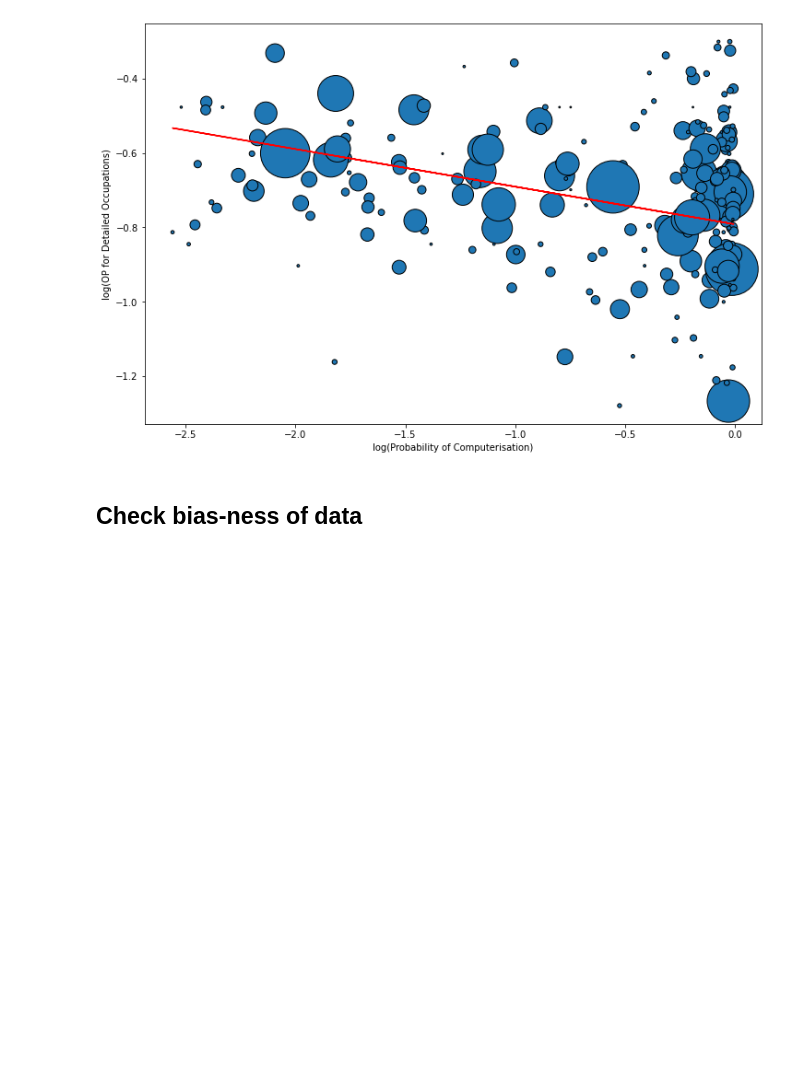
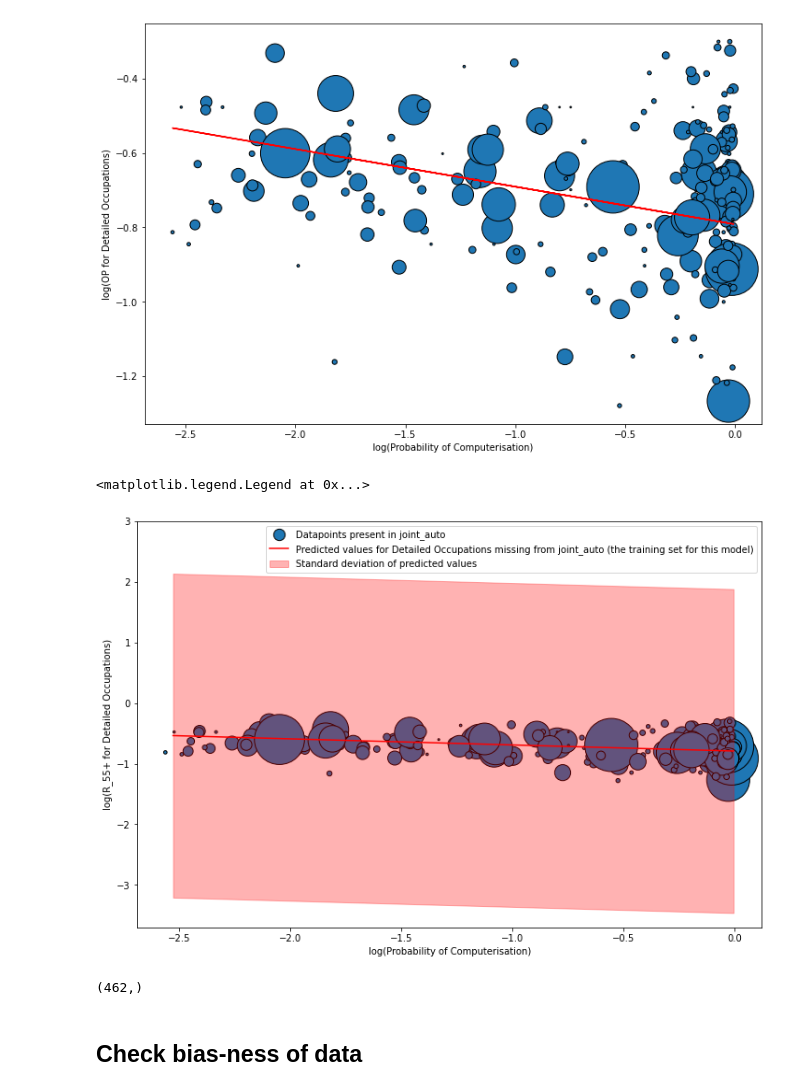
Before and after one commit to terencetan-c/4YP-The-Future-of-Work, a Jupyter notebook: Data modelling/Data modelling OP.ipynb, the cells around one changed output. Saved outputs shown, nothing was run; the diff lists cells and outputs as text; code cells hidden in the pictures; blank space fills up the shorter version.

```diff
--- a/Data modelling/Data modelling OP.ipynb
+++ b/Data modelling/Data modelling OP.ipynb
@@ -500,6 +539,42 @@ plt.xlabel('log(Probability of Computerisation)')
 # %% [output]
 Text(0.5, 0, 'log(Probability of Computerisation)')
 [figure]
+# %%
+auto_missing=pd.merge(left=joint_auto[joint_auto['Year']==2012]['Occupation'],right=auto_processed[['Occupation','Probability of Computerisation']],how='right',on='Occupation',indicator=True)
+auto_missing.drop(auto_missing[auto_missing['_merge']=='both'].index,inplace=True)
+# %%
+X_unknown=np.log10(auto_missing['Probability of Computerisation'].to_numpy().reshape(-1,1))
+
+[predicted_values,std]=bayesreg.predict(X_unknown,return_std=True)
+# %%
+fig, ax = plt.subplots()
+fig.set_size_inches(12, 8)
+plt.scatter(x_training,y_training,s=weights,edgecolors='black',label='Datapoints present in joint_auto')
+
+#plt.plot(x_training,(x_training*bayesreg.coef_)+bayesreg.intercept_,color='r',linewidth=1)
+
+plt.plot(X_unknown,predicted_values,color='r',label='Predicted values for Detailed Occupations missing from joint_auto (the training set for this model)')
+# plt.plot(X_unknown,predicted_values+std)
+ax.fill_between(
+    X_unknown.ravel(),
+    predicted_values - std,
+    predicted_values + std,
+    color="red",
+    alpha=0.3,
+    label='Standard deviation of predicted values'
+)
+
+plt.ylabel('log(R_55+ for Detailed Occupations)')
+plt.xlabel('log(Probability of Computerisation)')
+ax.set_ylim([-3.7,3])
+ax.legend(markerscale=0.3)
+# %% [output]
+<matplotlib.legend.Legend at 0x...>
+[figure, added]
+# %%
+std.shape
+# %% [output]
+(462,)
 # %% [markdown]
 ## Check bias-ness of data
 # %%
```
Also changed, not shown: parts of 6 cells of this notebook, 10 other files.
